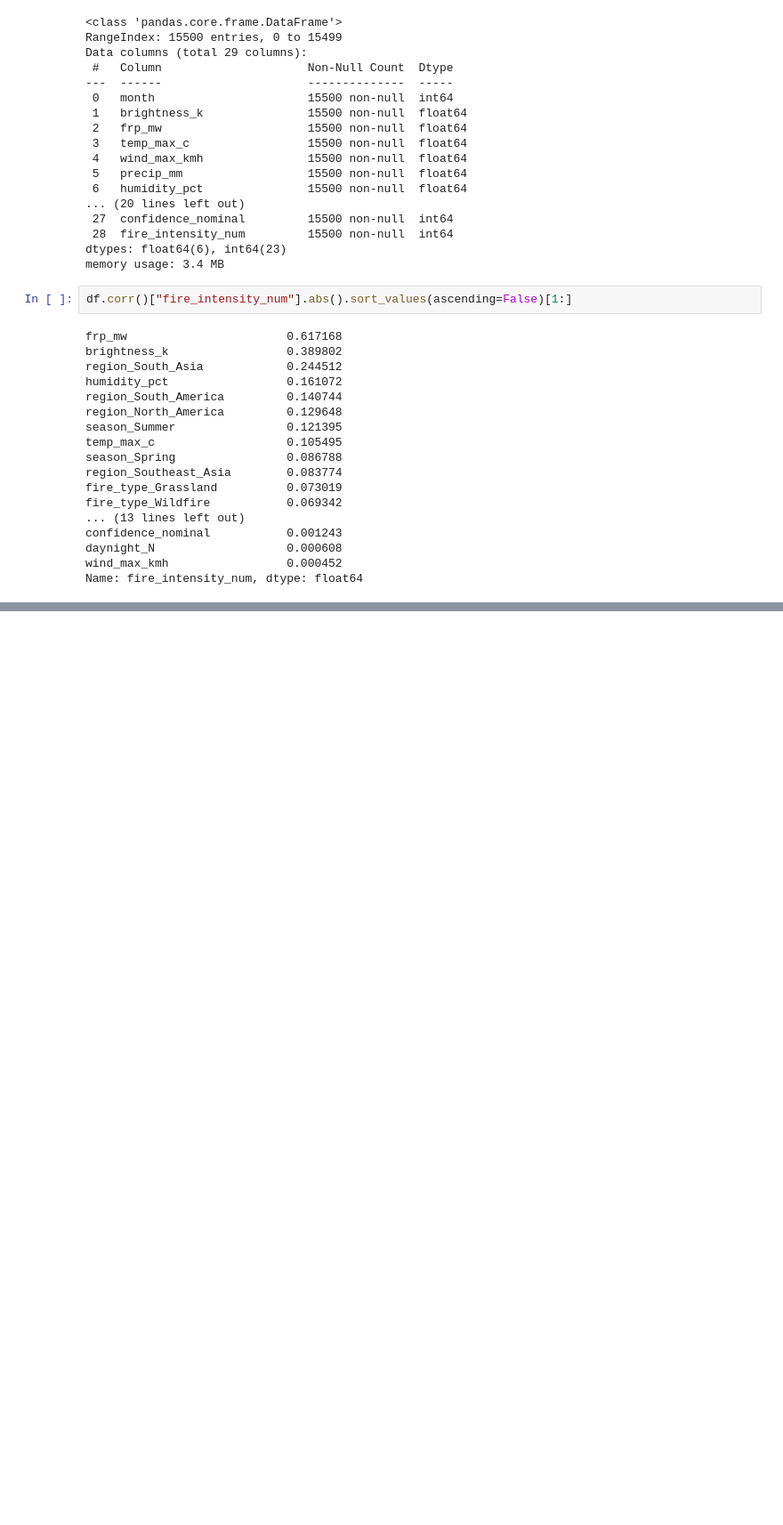
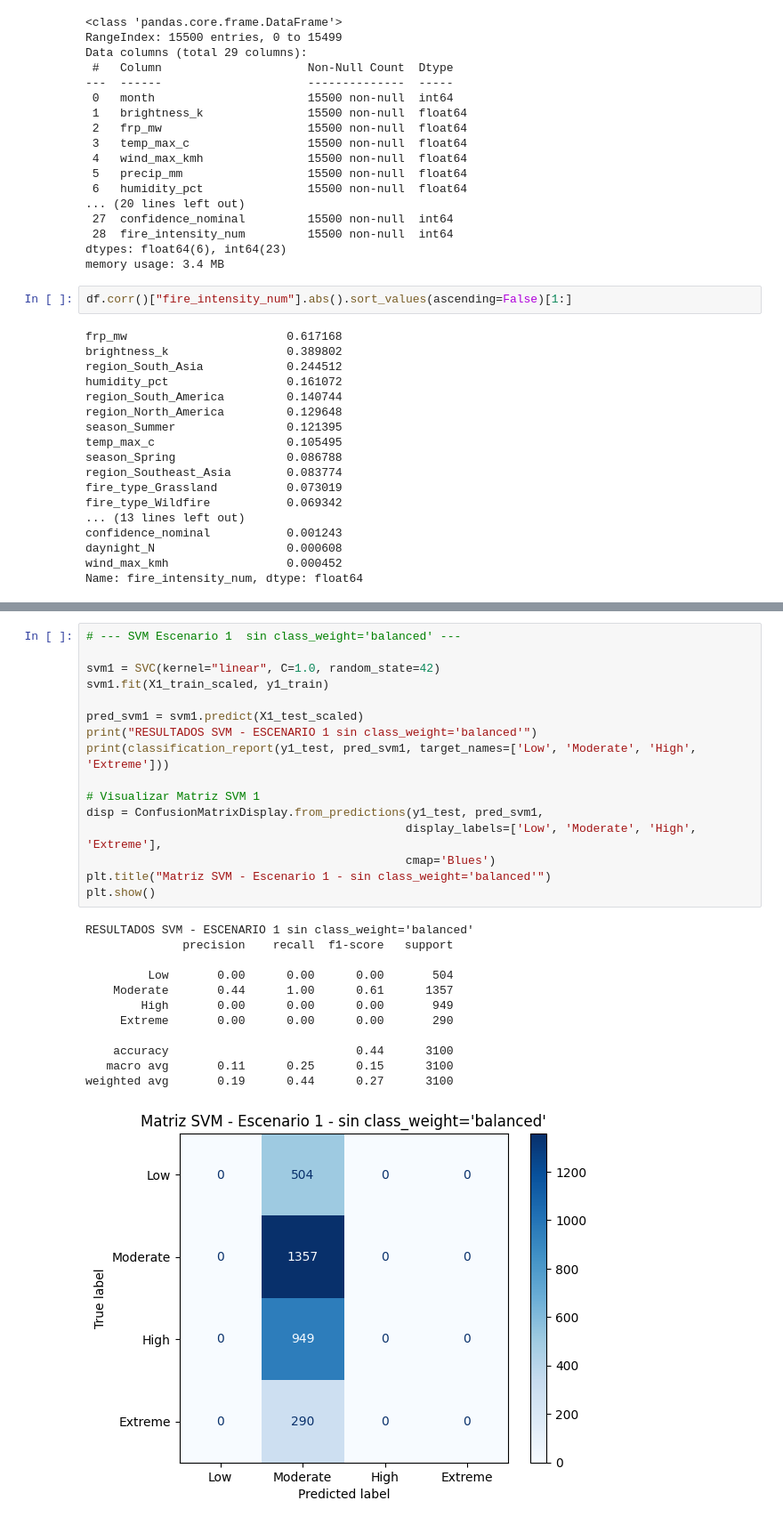
Before and after one commit to carmencnles/CEIABD, a Jupyter notebook: SAA/3ºEVA/TrabajoMatrizdeConfusion/Trabajo_Carmen.ipynb, the cells around one changed output, grey strips where cells are left out. Shown at 89% size. Cells and saved outputs as stored; diff of their text form; blank space fills up the shorter version.

```diff
--- a/SAA/3ºEVA/TrabajoMatrizdeConfusion/Trabajo_Carmen.ipynb
+++ b/SAA/3ºEVA/TrabajoMatrizdeConfusion/Trabajo_Carmen.ipynb
@@ -499,0 +348,29 @@ plt.show()
+# %%
+# --- SVM Escenario 1  sin class_weight='balanced' ---
+
+svm1 = SVC(kernel="linear", C=1.0, random_state=42)
+svm1.fit(X1_train_scaled, y1_train)
+
+pred_svm1 = svm1.predict(X1_test_scaled)
+print("RESULTADOS SVM - ESCENARIO 1 sin class_weight='balanced'")
+print(classification_report(y1_test, pred_svm1, target_names=['Low', 'Moderate', 'High', 'Extreme']))
+
+# Visualizar Matriz SVM 1
+disp = ConfusionMatrixDisplay.from_predictions(y1_test, pred_svm1,
+                                              display_labels=['Low', 'Moderate', 'High', 'Extreme'],
+                                              cmap='Blues')
+plt.title("Matriz SVM - Escenario 1 - sin class_weight='balanced'")
+plt.show()
+# %% [output]
+RESULTADOS SVM - ESCENARIO 1 sin class_weight='balanced'
+              precision    recall  f1-score   support
+
+         Low       0.00      0.00      0.00       504
+    Moderate       0.44      1.00      0.61      1357
+        High       0.00      0.00      0.00       949
+     Extreme       0.00      0.00      0.00       290
+
+    accuracy                           0.44      3100
+   macro avg       0.11      0.25      0.15      3100
+weighted avg       0.19      0.44      0.27      3100
+[figure, added]
```
Also changed, not shown: parts of 49 cells of this notebook, 6 other files.
